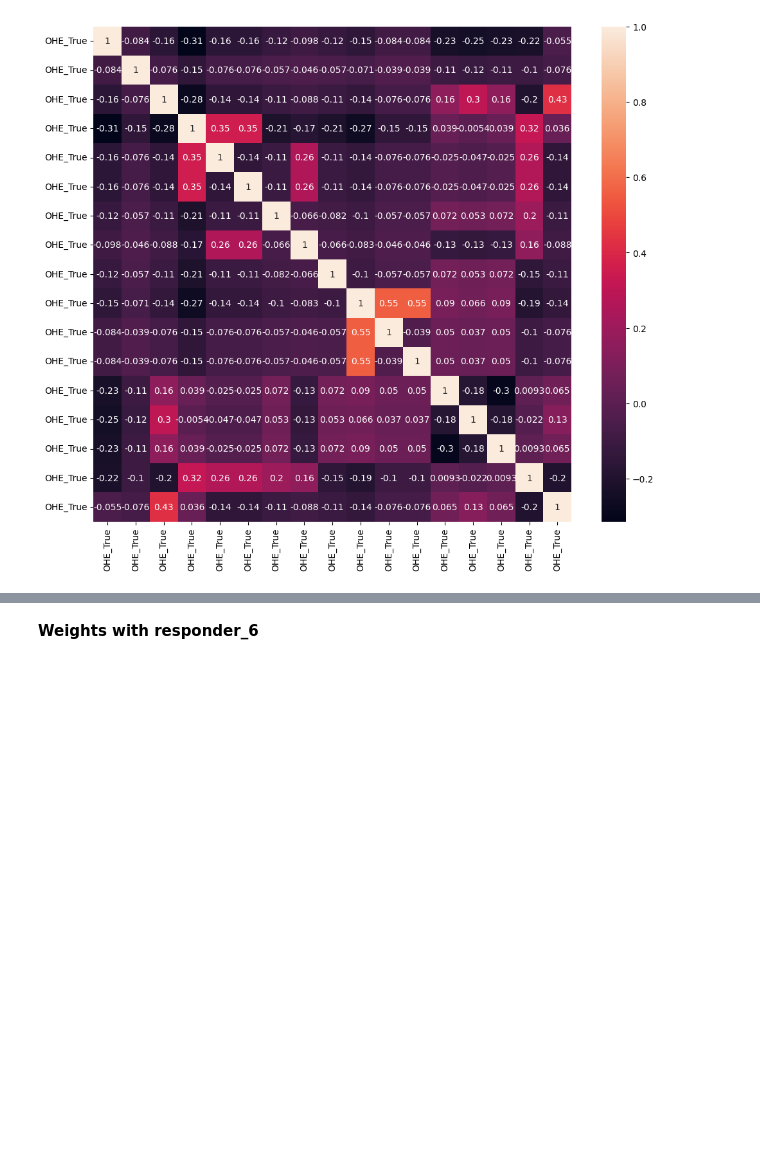
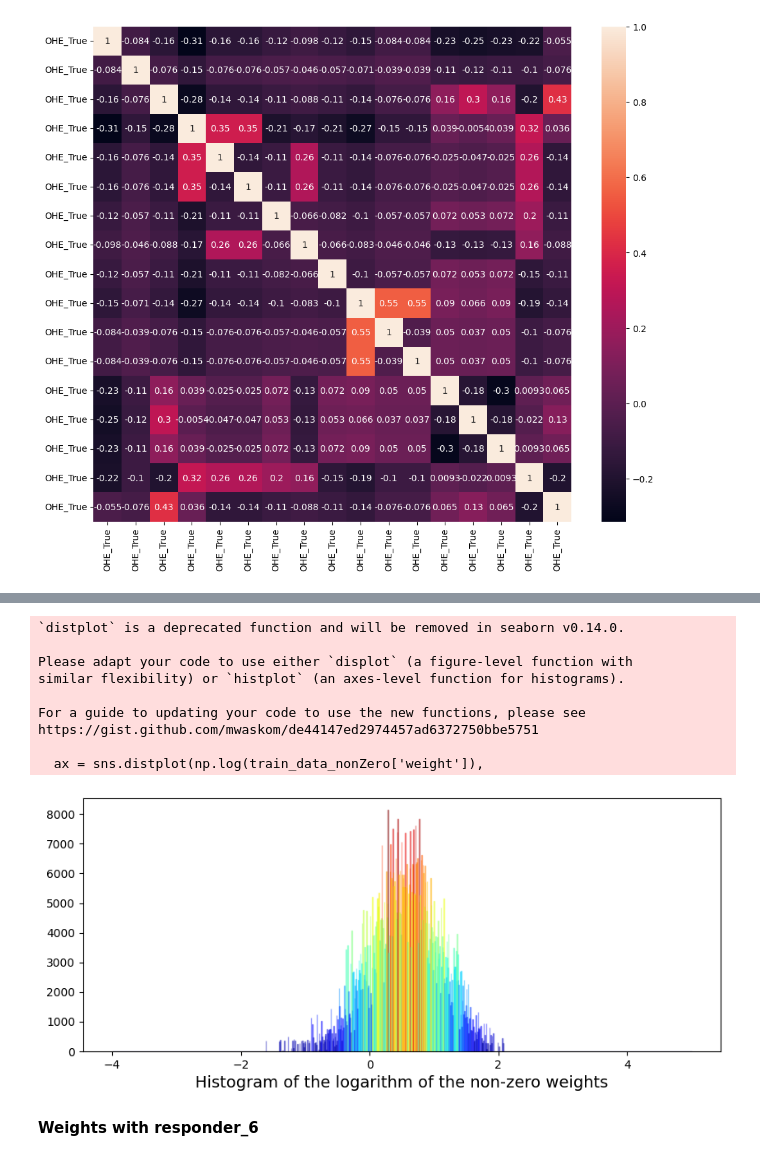
Before and after one commit to Pheoxis/Jane_Street, a Jupyter notebook: EDA.ipynb, the cells around one changed output, grey strips where cells are left out. Cells and saved outputs as stored; diff of their text form; code cells hidden in the pictures; blank space fills up the shorter version.

```diff
--- a/EDA.ipynb
+++ b/EDA.ipynb
@@ -315,3 +367,31 @@ sns.heatmap(df_categorical.corr(),annot=True);
+# %%
+train_data_nonZero = sampled_df.query('weight > 0').reset_index(drop = True)
+plt.figure(figsize = (10,4))
+ax = sns.distplot(np.log(train_data_nonZero['weight']),
+             bins=1000,
+             kde_kws={"clip":(-4,5)},
+             hist_kws={"range":(-4,5)},
+             color='darkcyan',
+             kde=False);
+values = np.array([rec.get_height() for rec in ax.patches])
+norm = plt.Normalize(values.min(), values.max())
+colors = plt.cm.jet(norm(values))
+for rec, col in zip(ax.patches, colors):
+    rec.set_color(col)
+plt.xlabel("Histogram of the logarithm of the non-zero weights", size=14)
+plt.show();
+gc.collect();
+# %% [output]
+`distplot` is a deprecated function and will be removed in seaborn v0.14.0.
+
+Please adapt your code to use either `displot` (a figure-level function with
+similar flexibility) or `histplot` (an axes-level function for histograms).
+
+For a guide to updating your code to use the new functions, please see
+https://gist.github.com/mwaskom/de44147ed2974457ad6372750bbe5751
+
+  ax = sns.distplot(np.log(train_data_nonZero['weight']),
+[figure, added]
 # %% [markdown]
 **Weights with responder_6**
 # %%
```
Also changed, not shown: parts of 9 cells of this notebook.
